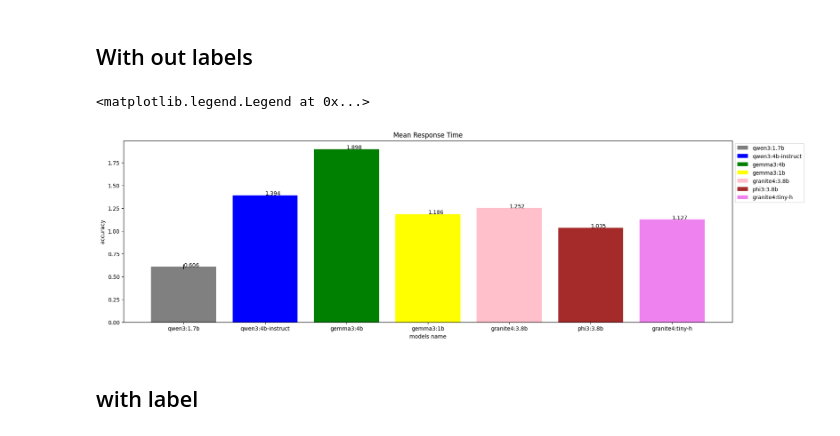
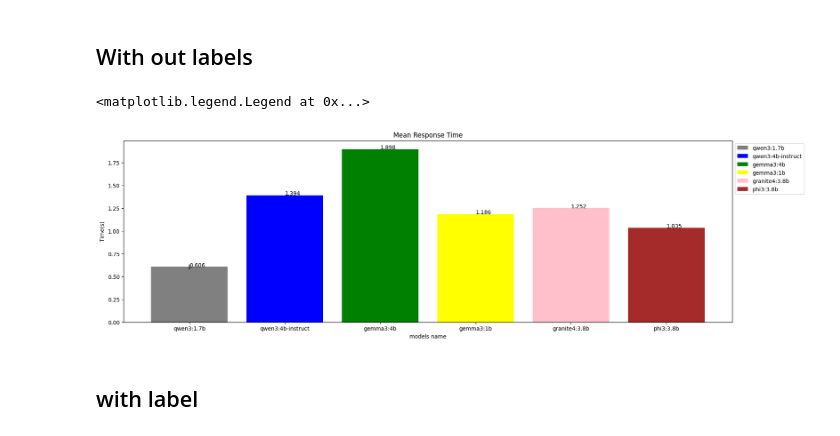
Before and after one commit to Rdm-Nico/SitiBTAgent, a Jupyter notebook: visualization/test_datset_solo_italiani.ipynb, the cells around one changed output. Saved outputs shown, nothing was run; the diff lists cells and outputs as text; code cells hidden in the pictures.

```diff
--- a/visualization/test_datset_solo_italiani.ipynb
+++ b/visualization/test_datset_solo_italiani.ipynb
@@ -5,20 +5,20 @@ import pandas as pd
 import numpy as np
 import matplotlib.pyplot as plt
 # %%
-DATA_PATH_1="../data/results_1.csv"
-DATA_PATH_2="../data/results_2.csv"
-DATA_PATH_3="../data/results_3.csv"
-DATA_PATH_4="../data/results_4.csv"
-DATA_PATH_5="../data/results_5.csv"
-DATA_PATH_6="../data/results_6.csv"
-DATA_PATH_7="../data/results_7.csv"
+DATA_PATH_1="../data/first_test/results_1.csv"
+DATA_PATH_2="../data/first_test/results_2.csv"
+DATA_PATH_3="../data/first_test/results_3.csv"
+DATA_PATH_4="../data/first_test/results_4.csv"
+DATA_PATH_5="../data/first_test/results_5.csv"
+DATA_PATH_6="../data/first_test/results_6.csv"
+DATA_PATH_7="../data/first_test/results_7.csv"
 
 # due variabili diverse per raccogliere il modello corretto dal df e mostrare un titolo adatto
-models=['qwen3:1.7b','qwen3:4b-instruct','gemma3:4b','gemma3:1b','granite4:latest', 'phi3:latest', 'granite4:tiny-h']
-model_names=['qwen3:1.7b','qwen3:4b-instruct','gemma3:4b','gemma3:1b','granite4:3.8b', 'phi3:3.8b', 'granite4:tiny-h']
-num_params=[1.7, 4, 4, 1, 3.8, 3.8, 7]
+models=['qwen3:1.7b','qwen3:4b-instruct','gemma3:4b','gemma3:1b','granite4:latest', 'phi3:latest']
+model_names=['qwen3:1.7b','qwen3:4b-instruct','gemma3:4b','gemma3:1b','granite4:3.8b', 'phi3:3.8b']
+num_params=[1.7, 4, 4, 1, 3.8, 3.8]
 colors= ['gray', 'blue', 'green', 'yellow', 'pink','brown', 'violet']
-mem_sizes=[2.3, 4.1, 5.3, 1.2, 3.2, 4.6, 5.1]
+mem_sizes=[2.3, 4.1, 5.3, 1.2, 3.2, 4.6]
 # %%
 # group all the results in a single df
 
@@ -372,31 +372,31 @@ plt.legend(loc="upper left", bbox_to_anchor=(1, 1))
 # %%
 # response time medio
 
 def add_labels(labels, vals):
     for i in range(len(labels)):
         plt.text(i,vals[i], vals[i])
 
 media_group = []
 CI_group = []
 
 for model in models:
     acc_media = round(df.loc[df['model'] == model]['total_duration'].mean(), 3)
     n = len(df)
     # intervallo di confidenza al 99 %
     CI = 2.576 * np.sqrt(acc_media * (1- acc_media) / n)
     media_group.append(acc_media)
     CI_group.append(CI)
 
 plt.figure(figsize=(20,6))
 plt.bar(model_names, media_group, yerr=CI_group, color=colors, label=model_names)
 add_labels(models,media_group)
 plt.title("Mean Response Time")
 plt.xlabel("models name")
-plt.ylabel("accuracy")
+plt.ylabel("Time(s)")
 plt.legend(loc="upper left", bbox_to_anchor=(1, 1))
 # %% [output]
 <matplotlib.legend.Legend at 0x...>
-[figure, old version]
+[figure, new version]
 # %% [markdown]
 ## with label
 # %%
```
Also changed, not shown: parts of 5 cells of this notebook, 3 other files.
